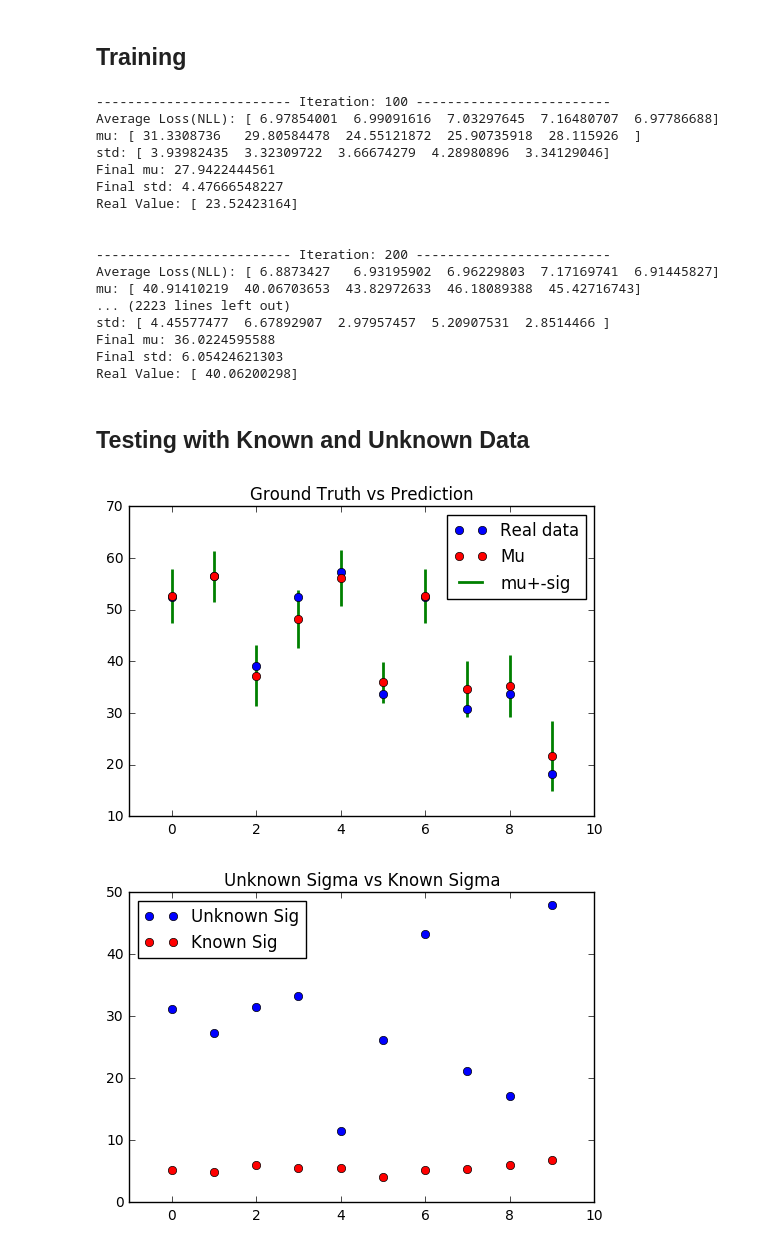
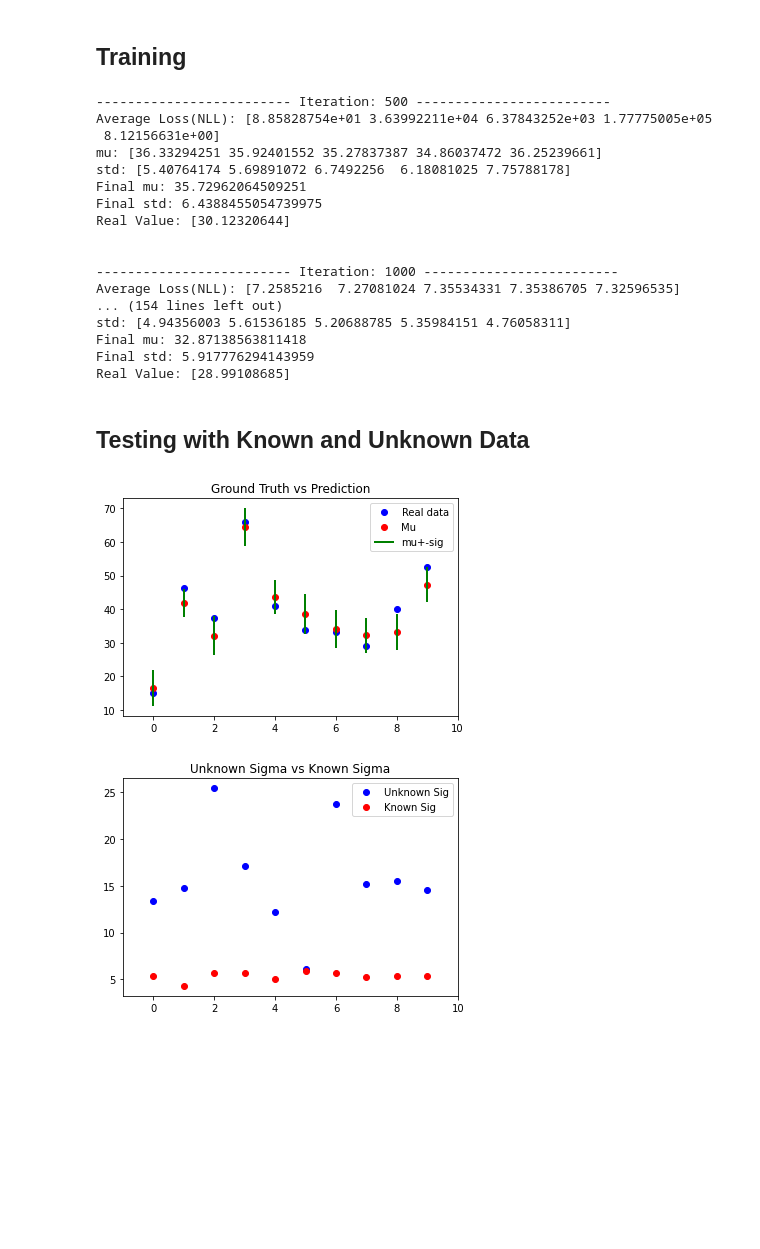
Before and after one commit to Kyushik/Predictive-Uncertainty-Estimation-using-Deep-Ensemble, a Jupyter notebook: Ensemble_Regression_RealData.ipynb, the cells around one changed output. Drawn from its saved outputs; the diff is of its cells as text; code cells hidden in the pictures; blank space fills up the shorter version.

```diff
--- a/Ensemble_Regression_RealData.ipynb
+++ b/Ensemble_Regression_RealData.ipynb
@@ -19,10 +20,10 @@ import pandas
 Learning_rate = 0.0001
 epsilon = 1e-8
 
-num_iter = 50000
+num_iter = 10000
 batch_size = 256
 
-test_ratio = 0.1
+test_ratio = 0.05
 gpu_fraction = 0.5
 
 # Ensemble networks (5 networks)
@@ -86,12 +87,13 @@ Test data shape: (103, 8)
 ## Functions
 # %%
 tf.reset_default_graph()
+tf.compat.v1.disable_eager_execution()
 
 def weight_variable(name, shape):
-    return tf.get_variable(name, shape = shape, initializer = tf.contrib.layers.xavier_initializer(), dtype = tf.float64)
+    return tf.get_variable(name, shape = shape, initializer = tf.keras.initializers.glorot_uniform(), dtype = tf.float64)
 
 def bias_variable(name, shape):
-    return tf.get_variable(name, shape = shape, initializer = tf.contrib.layers.xavier_initializer(), dtype = tf.float64)
+    return tf.get_variable(name, shape = shape, initializer = tf.keras.initializers.glorot_uniform(), dtype = tf.float64)
 
 # Get networks
 def get_network(network_name):
@@ -189,7 +195,7 @@ sess.run(tf.global_variables_initializer())
 ## Training
 # %%
 # Set parameters for printing and testing
-num_print = 100
+num_print = 500
 test_size = 10
 
 train_data_num = train_x.shape[0]
@@ -225,7 +231,7 @@ for iter in range(num_iter):
 
     # Get final test result
     out_mu_final = np.mean(out_mu, axis = 1)
-    out_sig_final = np.sqrt(np.mean(out_sig + np.square(out_mu), axis = 1) - np.square(out_mu_final))
+    out_sig_final = np.sqrt(np.mean(out_sig, axis=1) + np.mean(np.square(out_mu), axis = 1) - np.square(out_mu_final))
 
     if iter % num_print == 0 and iter != 0:
         print(('-------------------------') + ' Iteration: ' + str(iter) + ' -------------------------')
@@ -239,23 +245,23 @@ for iter in range(num_iter):
 
         loss_train = np.zeros(len(networks))
 # %% [output]
-------------------------- Iteration: 100 -------------------------
-Average Loss(NLL): [ 6.97854001  6.99091616  7.03297645  7.16480707  6.97786688]
-mu: [ 31.3308736   29.80584478  24.55121872  25.90735918  28.115926  ]
-std: [ 3.93982435  3.32309722  3.66674279  4.28980896  3.34129046]
-Final mu: 27.9422444561
-Final std: 4.47666548227
-Real Value: [ 23.52423164]
+------------------------- Iteration: 500 -------------------------
+Average Loss(NLL): [8.85828754e+01 3.63992211e+04 6.37843252e+03 1.77775005e+05
+ 8.12156631e+00]
+mu: [36.33294251 35.92401552 35.27837387 34.86037472 36.25239661]
+std: [5.40764174 5.69891072 6.7492256  6.18081025 7.75788178]
+Final mu: 35.72962064509251
+Final std: 6.4388455054739975
+Real Value: [30.12320644]
 
 
-------------------------- Iteration: 200 -------------------------
-Average Loss(NLL): [ 6.8873427   6.93195902  6.96229803  7.17169741  6.91445827]
-mu: [ 40.91410219  40.06703653  43.82972633  46.18089388  45.42716743]
-... (2223 lines left out)
-std: [ 4.45577477  6.67892907  2.97957457  5.20907531  2.8514466 ]
-Final mu: 36.0224595588
-Final std: 6.05424621303
-Real Value: [ 40.06200298]
+------------------------- Iteration: 1000 -------------------------
+Average Loss(NLL): [7.2585216  7.27081024 7.35534331 7.35386705 7.32596535]
+... (154 lines left out)
+std: [4.94356003 5.61536185 5.20688785 5.35984151 4.76058311]
+Final mu: 32.87138563811418
+Final std: 5.917776294143959
+Real Value: [28.99108685]
 # %% [markdown]
 ## Testing with Known and Unknown Data
 # %%
@@ -266,35 +272,36 @@ out_mu_sample  = np.zeros([test_size, len(networks)])
 out_sig_sample = np.zeros([test_size, len(networks)])
 
 for i in range(len(networks)):
     mu_sample, sig_sample = sess.run([output_mu_list[i], output_sig_list[i]],
                                       feed_dict = {x_list[i]: x_sample})
 
     out_mu_sample[:,i]  = np.reshape(mu_sample, (test_size))
     out_sig_sample[:,i] = np.reshape(sig_sample, (test_size))
 
 out_mu_sample_final  = np.mean(out_mu_sample, axis = 1)
-out_sig_sample_final = np.sqrt(np.mean(out_sig_sample + np.square(out_mu_sample), axis = 1) - np.square(out_mu_sample_final))
+out_sig_sample_final = np.sqrt(np.mean(out_sig_sample, axis=1) + np.mean(np.square(out_mu_sample), axis = 1)
+                               - np.square(out_mu_sample_final))
 
 # Plot mean and variable vs real data
 plt.figure(1)
-plt.hold
+# plt.hold
 plt.plot(batch_y_test, 'bo')
 plt.plot(out_mu_final, 'ro')
 plt.vlines(x = np.arange(0, test_size), ymin = out_mu_final - out_sig_final, ymax = out_mu_final + out_sig_final, color = 'g', linewidth=2.0)
 plt.legend(['Real data', 'Mu', 'mu+-sig'], loc = 'best')
 plt.title('Ground Truth vs Prediction')
 plt.xlim([-1, 10])
 
 # Plot comparison of known sig and unknown sig
 plt.figure(2)
-plt.hold
+# plt.hold
 plt.plot(out_sig_sample_final, 'bo')
 plt.plot(out_sig_final, 'ro')
 plt.legend(['Unknown Sig', 'Known Sig'], loc = 'best')
 plt.title('Unknown Sigma vs Known Sigma')
 plt.xlim([-1, 10])
 
 plt.show()
 # %% [output]
-[figure, old version]
+[figure, new version]
-[figure, old version]
+[figure, new version]
```
Also changed, not shown: parts of 3 cells of this notebook, 5 other files.
